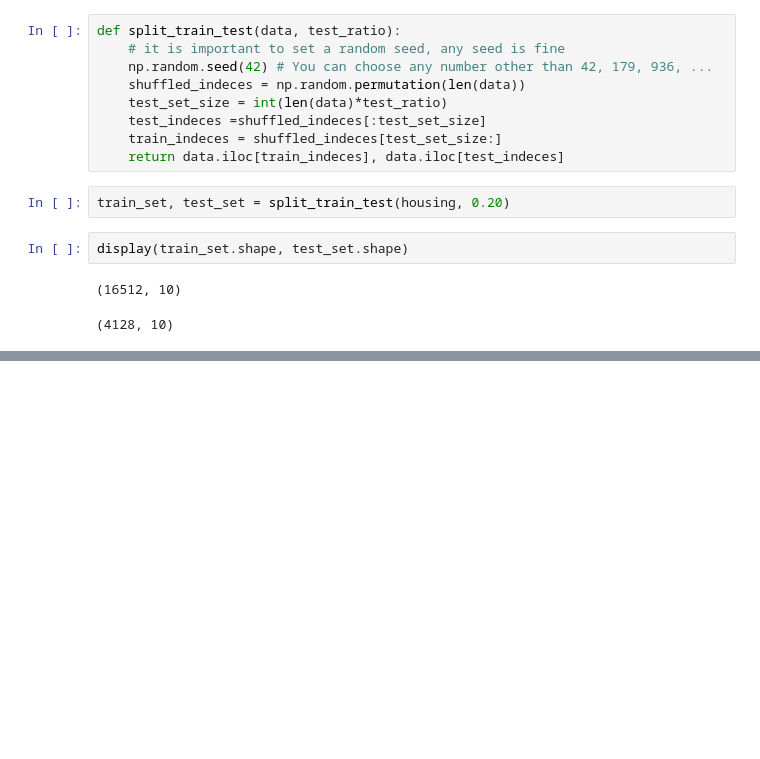
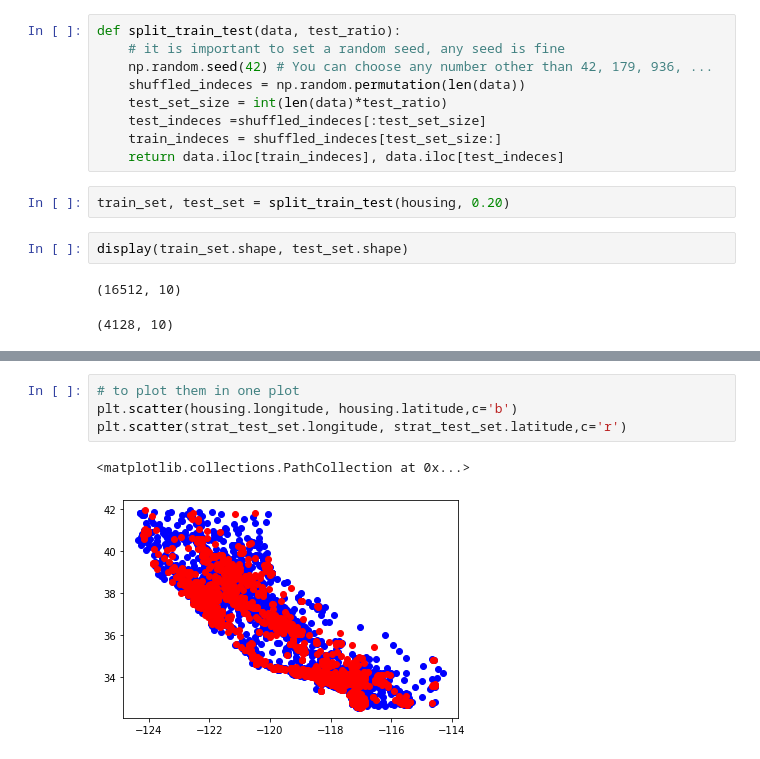
Before and after one commit to drnesr/Machine_Learning, a Jupyter notebook: Projects/Housing/Code/Housing.ipynb, the cells around one changed output, grey strips where cells are left out. Drawn from its saved outputs; the diff is of its cells as text; blank space fills up the shorter version.

```diff
--- a/Projects/Housing/Code/Housing.ipynb
+++ b/Projects/Housing/Code/Housing.ipynb
@@ -98,0 +208,7 @@ display(train_set.shape, test_set.shape)
+# %%
+# to plot them in one plot
+plt.scatter(housing.longitude, housing.latitude,c='b')
+plt.scatter(strat_test_set.longitude, strat_test_set.latitude,c='r')
+# %% [output]
+<matplotlib.collections.PathCollection at 0x...>
+[figure, added]
```
Also changed, not shown: parts of 18 cells of this notebook.
